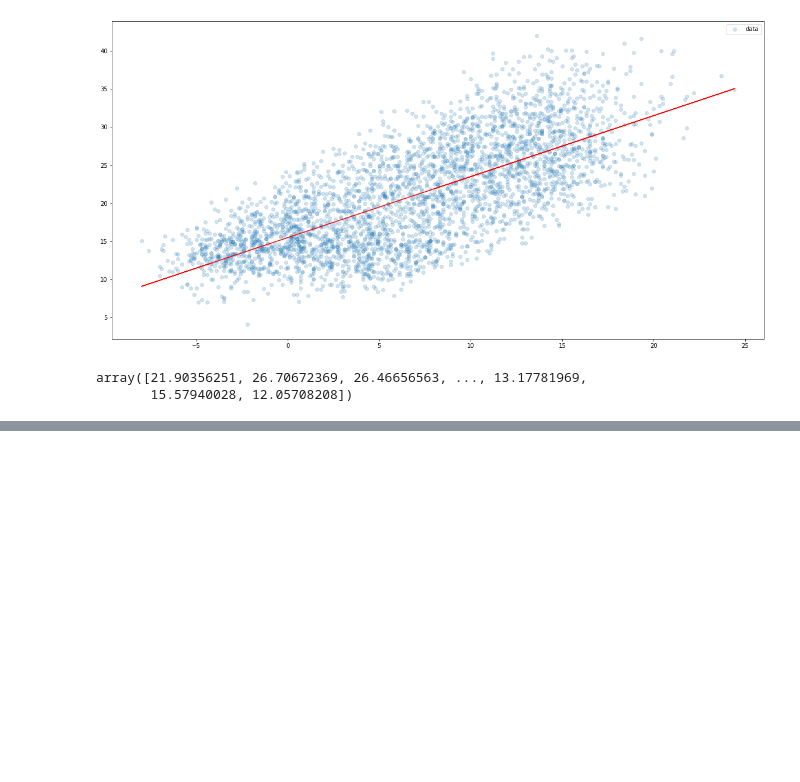
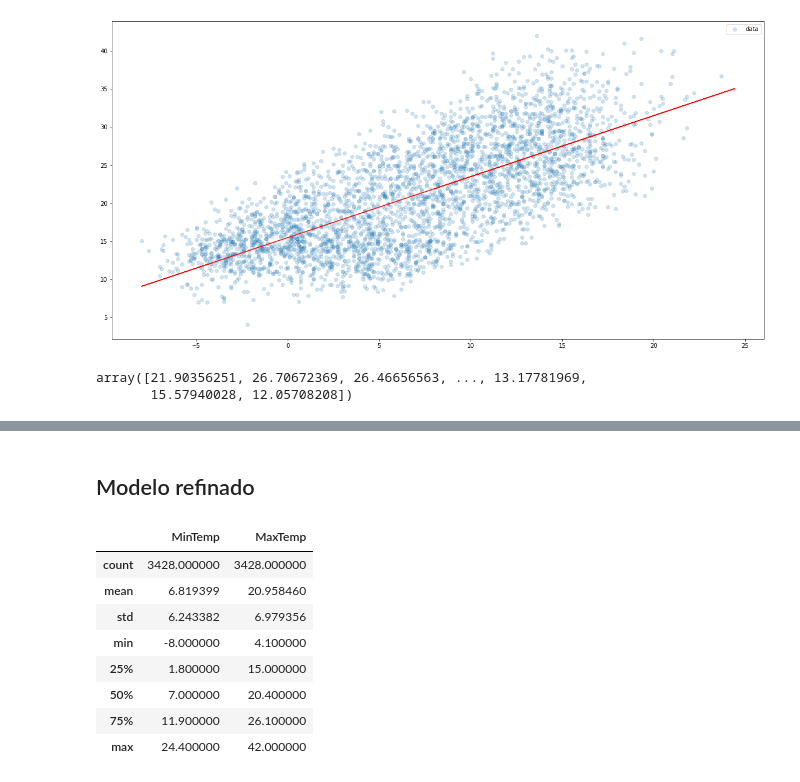
Before and after one commit to Keyuan01/TC3006C_Modulo2_ML, a Jupyter notebook: entregables/analisis.ipynb, the cells around one changed output, grey strips where cells are left out. Drawn from its saved outputs; the diff is of its cells as text; code cells hidden in the pictures; blank space fills up the shorter version.

```diff
--- a/entregables/analisis.ipynb
+++ b/entregables/analisis.ipynb
@@ -110,0 +108,14 @@ array([21.57735696, 27.43293629, 27.22273885, ..., 14.56980201,
+# %% [markdown]
+## Modelo refinado
+# %%
+df.describe()
+# %% [output]
+|  | MinTemp | MaxTemp |
+| count | 3428.000000 | 3428.000000 |
+| mean | 6.819399 | 20.958460 |
+| std | 6.243382 | 6.979356 |
+| min | -8.000000 | 4.100000 |
+| 25% | 1.800000 | 15.000000 |
+| 50% | 7.000000 | 20.400000 |
+| 75% | 11.900000 | 26.100000 |
+| max | 24.400000 | 42.000000 |
```
Also changed, not shown: parts of 20 cells of this notebook, 2 other files.
